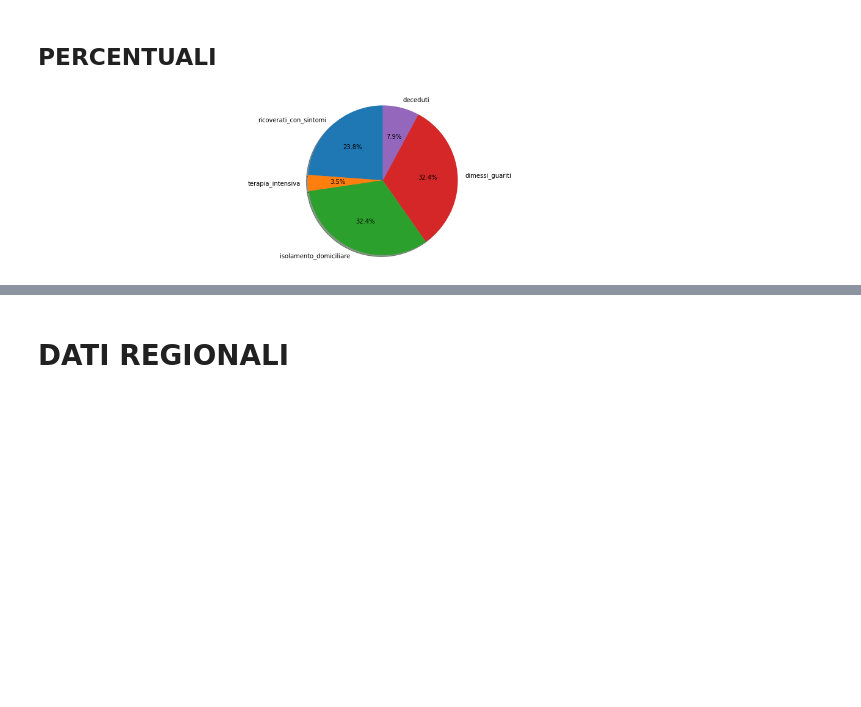
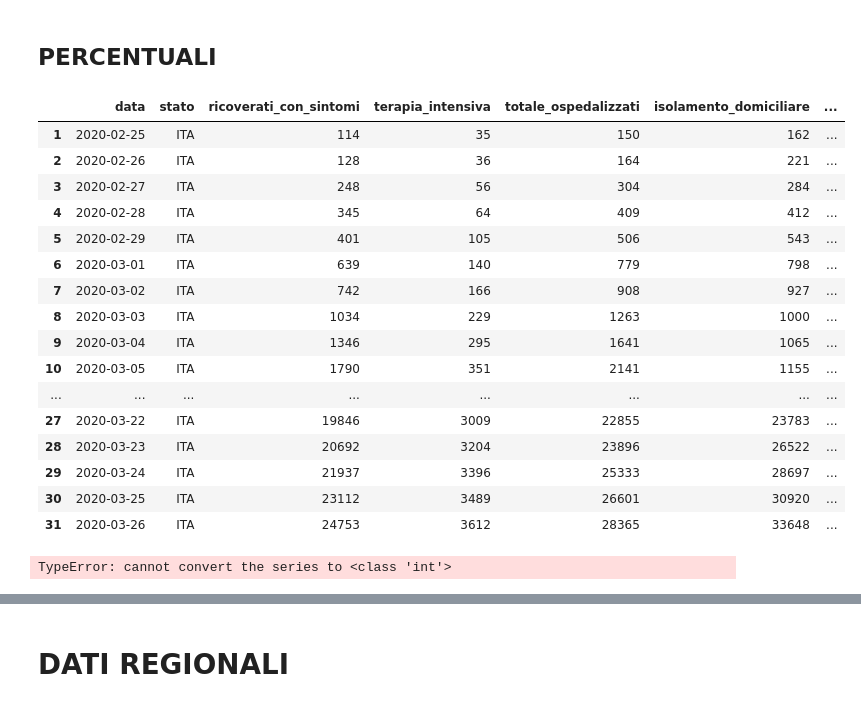
Before and after one commit to pasalino/Covid-19-PyAnalysis, a Jupyter notebook: Untitled.ipynb, the cells around one changed output, grey strips where cells are left out. Cells and saved outputs as stored; diff of their text form; code cells hidden in the pictures; blank space fills up the shorter version.

Commit message:
fix bugs with last_info

```diff
--- a/Untitled.ipynb
+++ b/Untitled.ipynb
@@ -206,8 +204,30 @@ avg_trend.tail()
 | 31 | 2020-03-26 | 4492 | 28.67 | 0.85 | 36615 | 11.29 | 10.24 | ... |
 # %% [markdown]
 ## PERCENTUALI
+# %%
+last_info = national_trend[1:]
+last_info
+# %% [output]
+|  | data | stato | ricoverati_con_sintomi | terapia_intensiva | totale_ospedalizzati | isolamento_domiciliare | ... |
+| 1 | 2020-02-25 | ITA | 114 | 35 | 150 | 162 | ... |
+| 2 | 2020-02-26 | ITA | 128 | 36 | 164 | 221 | ... |
+| 3 | 2020-02-27 | ITA | 248 | 56 | 304 | 284 | ... |
+| 4 | 2020-02-28 | ITA | 345 | 64 | 409 | 412 | ... |
+| 5 | 2020-02-29 | ITA | 401 | 105 | 506 | 543 | ... |
+| 6 | 2020-03-01 | ITA | 639 | 140 | 779 | 798 | ... |
+| 7 | 2020-03-02 | ITA | 742 | 166 | 908 | 927 | ... |
+| 8 | 2020-03-03 | ITA | 1034 | 229 | 1263 | 1000 | ... |
+| 9 | 2020-03-04 | ITA | 1346 | 295 | 1641 | 1065 | ... |
+| 10 | 2020-03-05 | ITA | 1790 | 351 | 2141 | 1155 | ... |
+| ... | ... | ... | ... | ... | ... | ... | ... |
+| 27 | 2020-03-22 | ITA | 19846 | 3009 | 22855 | 23783 | ... |
+| 28 | 2020-03-23 | ITA | 20692 | 3204 | 23896 | 26522 | ... |
+| 29 | 2020-03-24 | ITA | 21937 | 3396 | 25333 | 28697 | ... |
+| 30 | 2020-03-25 | ITA | 23112 | 3489 | 26601 | 30920 | ... |
+| 31 | 2020-03-26 | ITA | 24753 | 3612 | 28365 | 33648 | ... |
 # %%
 # Data to plot
+
 v1 = int(last_info['ricoverati_con_sintomi'])
 v2 = int(last_info['terapia_intensiva'])
 v3 = int(last_info['isolamento_domiciliare'])
@@ -221,7 +241,7 @@ ax1.axis('equal')  # Equal aspect ratio ensures that pie is drawn as a circle.
 
 plt.show()
 # %% [output]
-[figure, removed]
+TypeError: cannot convert the series to <class 'int'>
 # %%
 percents_in_period = pd.DataFrame()
 percents_in_period['data'] = national_trend['data']
```
Also changed, not shown: parts of 2 cells of this notebook.
